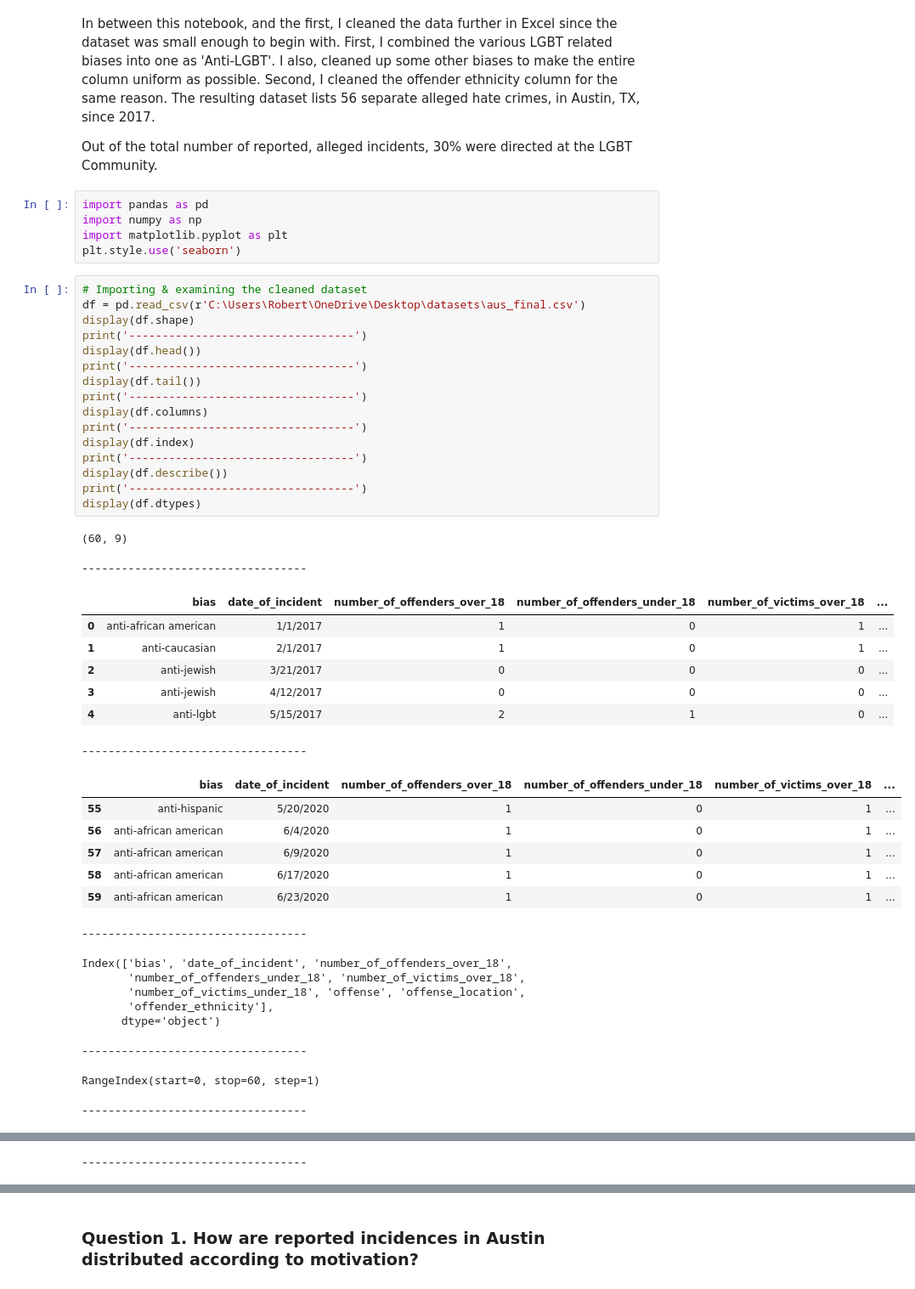
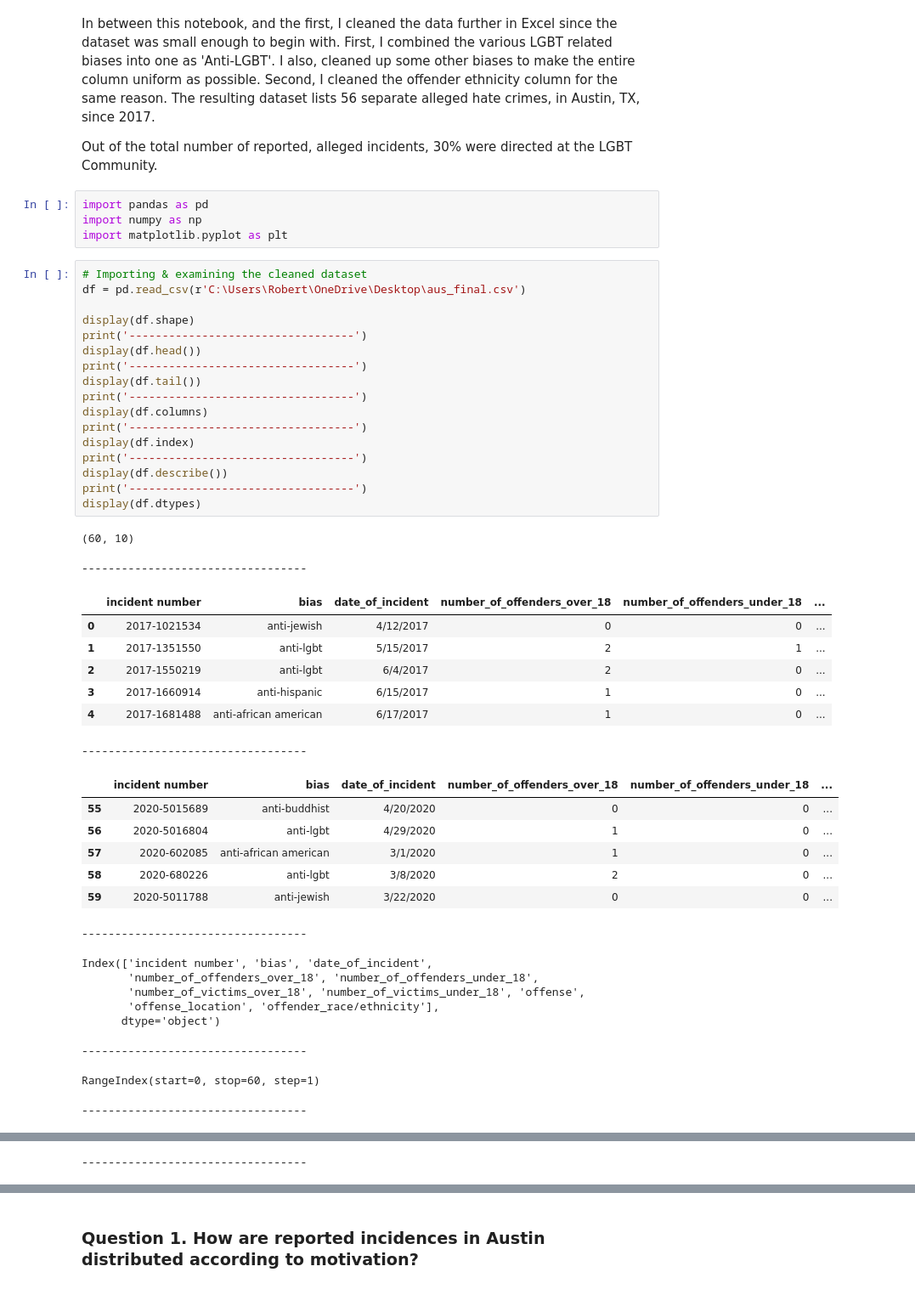
Before and after one commit to rgrantham82/Crime-Analysis, a Jupyter notebook: Exploratory Analysis.ipynb, the cells around one changed output, grey strips where cells are left out. Shown: that part at 85% size. Drawn from its saved outputs; the diff is of its cells as text.

```diff
--- a/Exploratory Analysis.ipynb
+++ b/Exploratory Analysis.ipynb
@@ -7,44 +7,44 @@ Out of the total number of reported, alleged incidents, 30% were directed at the
 import pandas as pd
 import numpy as np
 import matplotlib.pyplot as plt
-plt.style.use('seaborn')
 # %%
 # Importing & examining the cleaned dataset
-df = pd.read_csv(r'C:\Users\Robert\OneDrive\Desktop\datasets\aus_final.csv')
+df = pd.read_csv(r'C:\Users\Robert\OneDrive\Desktop\aus_final.csv')
+
 display(df.shape)
 print('----------------------------------')
 display(df.head())
 print('----------------------------------')
 display(df.tail())
 print('----------------------------------')
 display(df.columns)
 print('----------------------------------')
 display(df.index)
 print('----------------------------------')
 display(df.describe())
 print('----------------------------------')
 display(df.dtypes)
 # %% [output]
-(60, 9)
+(60, 10)
 ----------------------------------
-|  | bias | date_of_incident | number_of_offenders_over_18 | number_of_offenders_under_18 | number_of_victims_over_18 | ... |
-| 0 | anti-african american | 1/1/2017 | 1 | 0 | 1 | ... |
-| 1 | anti-caucasian | 2/1/2017 | 1 | 0 | 1 | ... |
-| 2 | anti-jewish | 3/21/2017 | 0 | 0 | 0 | ... |
-| 3 | anti-jewish | 4/12/2017 | 0 | 0 | 0 | ... |
-| 4 | anti-lgbt | 5/15/2017 | 2 | 1 | 0 | ... |
+|  | incident number | bias | date_of_incident | number_of_offenders_over_18 | number_of_offenders_under_18 | ... |
+| 0 | 2017-1021534 | anti-jewish | 4/12/2017 | 0 | 0 | ... |
+| 1 | 2017-1351550 | anti-lgbt | 5/15/2017 | 2 | 1 | ... |
+| 2 | 2017-1550219 | anti-lgbt | 6/4/2017 | 2 | 0 | ... |
+| 3 | 2017-1660914 | anti-hispanic | 6/15/2017 | 1 | 0 | ... |
+| 4 | 2017-1681488 | anti-african american | 6/17/2017 | 1 | 0 | ... |
 ----------------------------------
-|  | bias | date_of_incident | number_of_offenders_over_18 | number_of_offenders_under_18 | number_of_victims_over_18 | ... |
-| 55 | anti-hispanic | 5/20/2020 | 1 | 0 | 1 | ... |
-| 56 | anti-african american | 6/4/2020 | 1 | 0 | 1 | ... |
-| 57 | anti-african american | 6/9/2020 | 1 | 0 | 1 | ... |
-| 58 | anti-african american | 6/17/2020 | 1 | 0 | 1 | ... |
-| 59 | anti-african american | 6/23/2020 | 1 | 0 | 1 | ... |
+|  | incident number | bias | date_of_incident | number_of_offenders_over_18 | number_of_offenders_under_18 | ... |
+| 55 | 2020-5015689 | anti-buddhist | 4/20/2020 | 0 | 0 | ... |
+| 56 | 2020-5016804 | anti-lgbt | 4/29/2020 | 1 | 0 | ... |
+| 57 | 2020-602085 | anti-african american | 3/1/2020 | 1 | 0 | ... |
+| 58 | 2020-680226 | anti-lgbt | 3/8/2020 | 2 | 0 | ... |
+| 59 | 2020-5011788 | anti-jewish | 3/22/2020 | 0 | 0 | ... |
 ----------------------------------
-Index(['bias', 'date_of_incident', 'number_of_offenders_over_18',
-       'number_of_offenders_under_18', 'number_of_victims_over_18',
-       'number_of_victims_under_18', 'offense', 'offense_location',
-       'offender_ethnicity'],
+Index(['incident number', 'bias', 'date_of_incident',
+       'number_of_offenders_over_18', 'number_of_offenders_under_18',
+       'number_of_victims_over_18', 'number_of_victims_under_18', 'offense',
+       'offense_location', 'offender_race/ethnicity'],
       dtype='object')
 ----------------------------------
 RangeIndex(start=0, stop=60, step=1)
```
Also changed, not shown: parts of 9 cells of this notebook.
